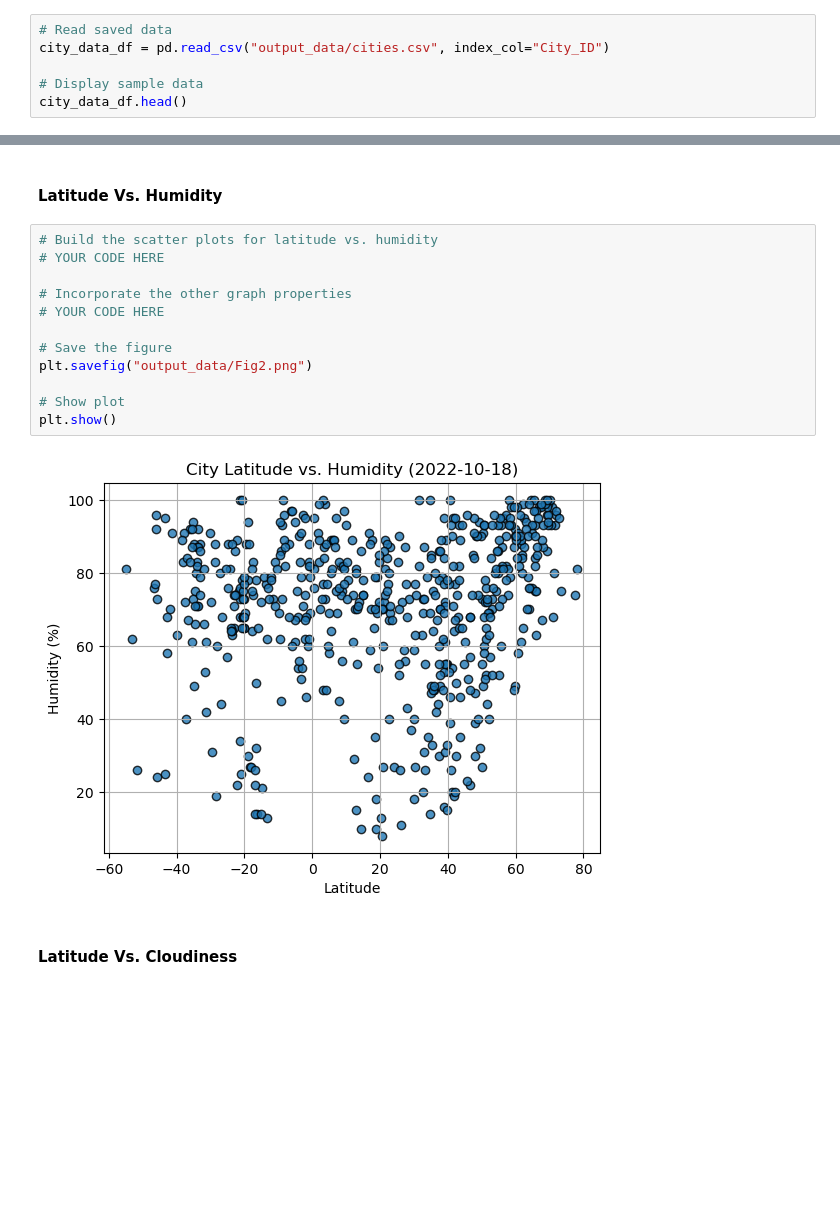
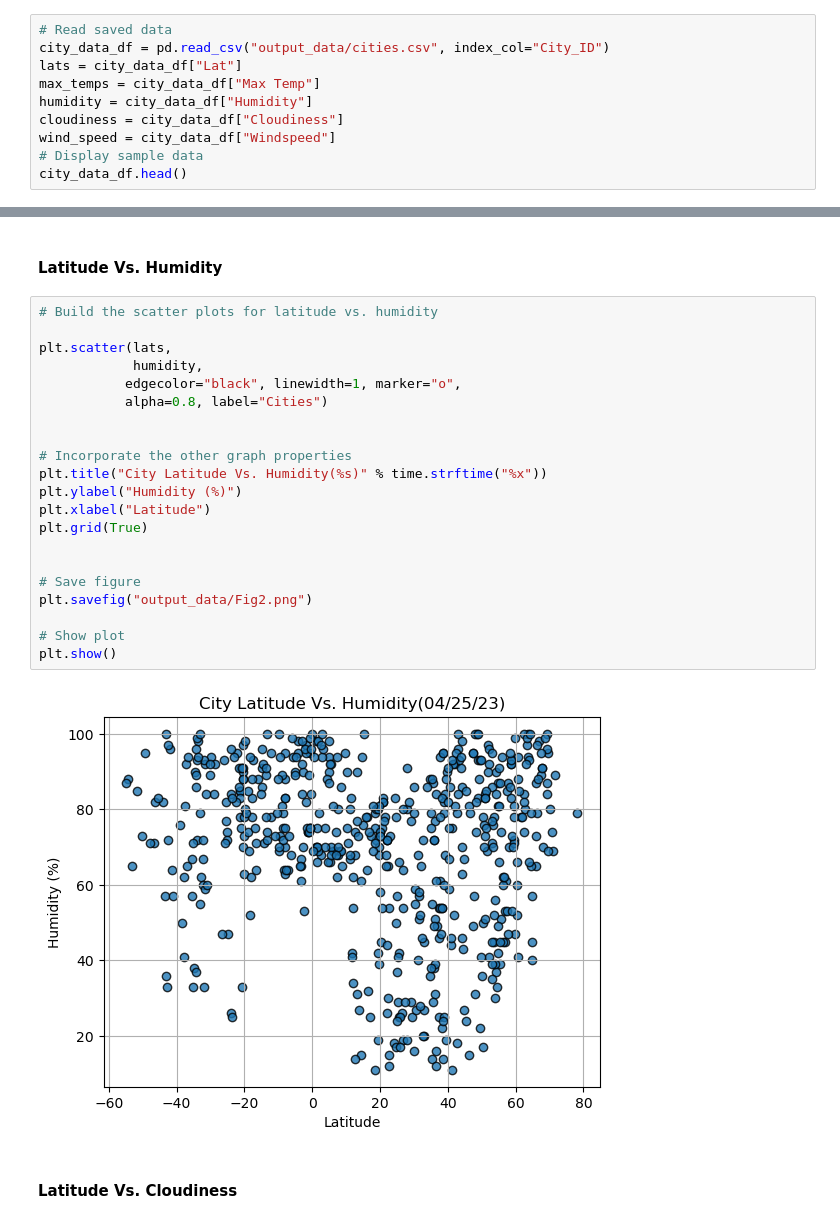
Before and after one commit to doaabarq/python-api-challenge, a Jupyter notebook: Starter code/WeatherPy.ipynb, the cells around one changed output, grey strips where cells are left out. Cells and saved outputs as stored; diff of their text form; blank space fills up the shorter version.

```diff
--- a/Starter code/WeatherPy.ipynb
+++ b/Starter code/WeatherPy.ipynb
@@ -172,7 +182,11 @@ city_data_df.to_csv("output_data/cities.csv", index_label="City_ID")
 # %%
 # Read saved data
 city_data_df = pd.read_csv("output_data/cities.csv", index_col="City_ID")
-
+lats = city_data_df["Lat"]
+max_temps = city_data_df["Max Temp"]
+humidity = city_data_df["Humidity"]
+cloudiness = city_data_df["Cloudiness"]
+wind_speed = city_data_df["Windspeed"]
 # Display sample data
 city_data_df.head()
 # %% [output]
@@ -205,18 +224,27 @@ plt.show()
 #### Latitude Vs. Humidity
 # %%
 # Build the scatter plots for latitude vs. humidity
-# YOUR CODE HERE
+
+plt.scatter(lats,
+            humidity,
+           edgecolor="black", linewidth=1, marker="o",
+           alpha=0.8, label="Cities")
+
 
 # Incorporate the other graph properties
-# YOUR CODE HERE
+plt.title("City Latitude Vs. Humidity(%s)" % time.strftime("%x"))
+plt.ylabel("Humidity (%)")
+plt.xlabel("Latitude")
+plt.grid(True)
 
-# Save the figure
+
+# Save figure
 plt.savefig("output_data/Fig2.png")
 
 # Show plot
 plt.show()
 # %% [output]
-[figure, old version]
+[figure, new version]
 # %% [markdown]
 #### Latitude Vs. Cloudiness
 # %%
```
Also changed, not shown: parts of 29 cells of this notebook, 7 other files.
